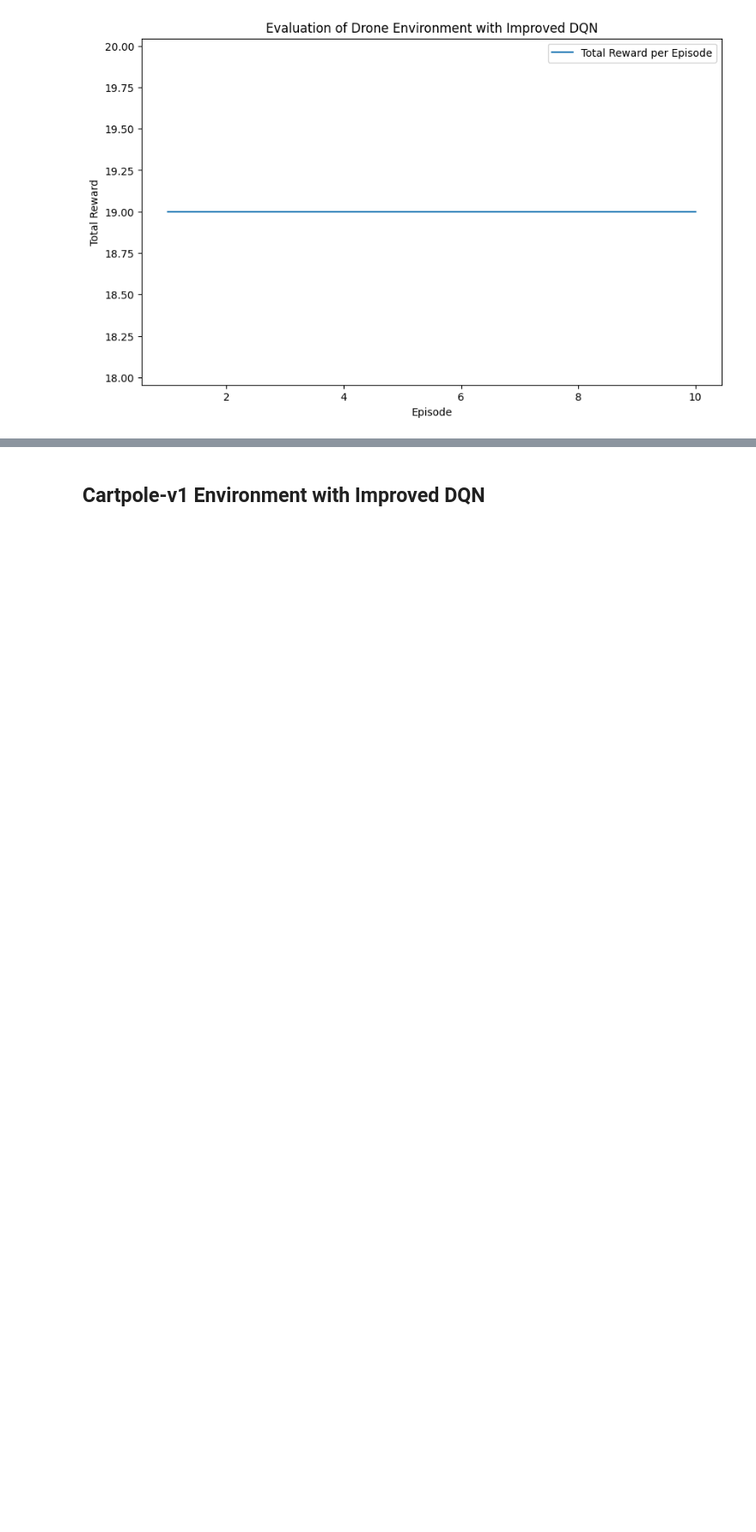
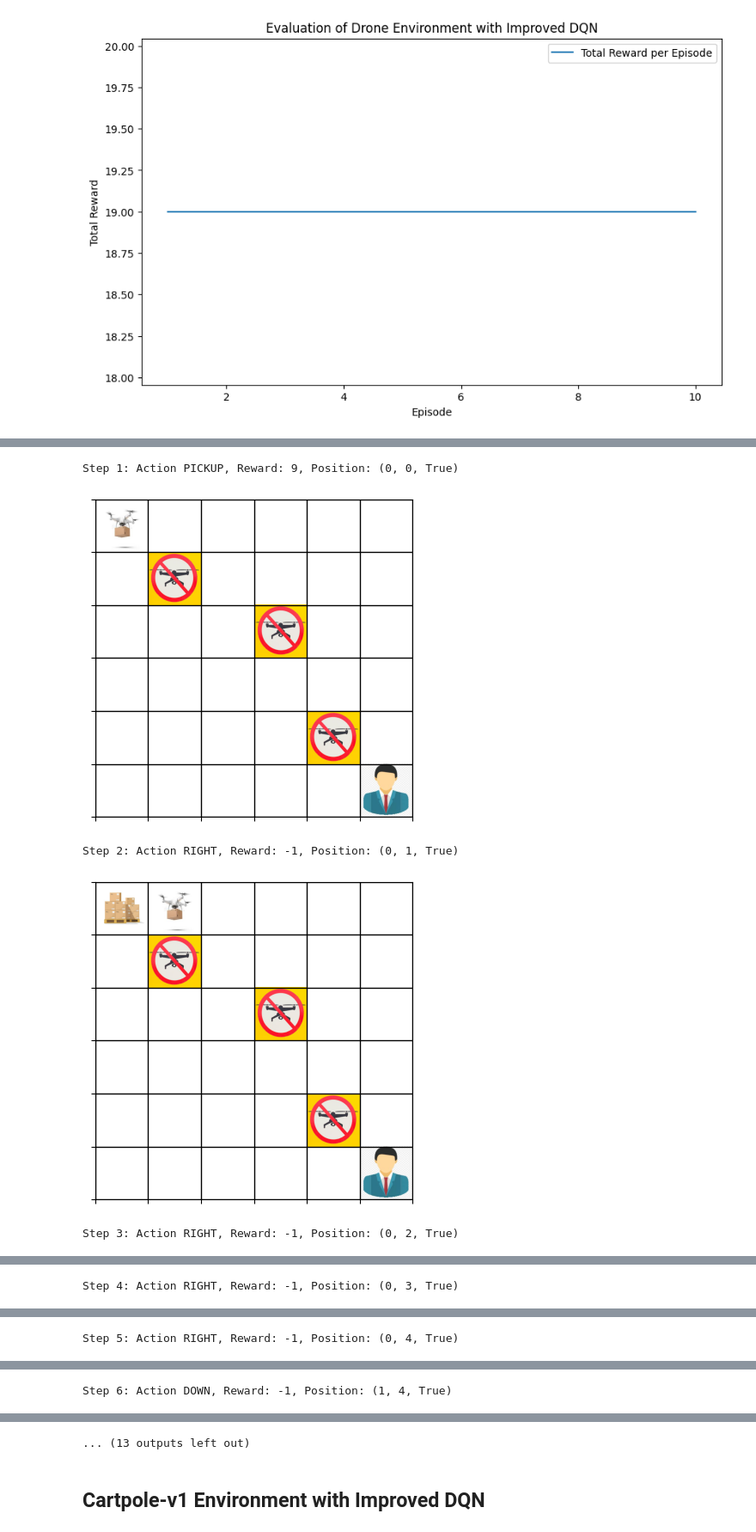
Before and after one commit to ruthvik-30/assignment2-CSE546-RL, a Jupyter notebook: a2_part_3_ruthvikv_smathur4.ipynb, the cells around one changed output, grey strips where cells are left out. Shown at 86% size. Saved outputs shown, nothing was run; the diff lists cells and outputs as text; code cells hidden in the pictures; blank space fills up the shorter version.

Commit message:
added drone simulation where it chooses greedy actions

```diff
--- a/a2_part_3_ruthvikv_smathur4.ipynb
+++ b/a2_part_3_ruthvikv_smathur4.ipynb
@@ -323,0 +326,32 @@ Average Reward over 10 Evaluation Episodes: 19.00
+# %%
+env = Env_3_Drone_Delivery()
+state_dim = len(env.observation_space)
+action_dim = env.action_space.n
+agent = DQNAgent(state_dim, action_dim)
+
+agent.policy_net.load_state_dict(torch.load("dueling_dqn_drone_delivery.pth"))
+agent.policy_net.eval()
+
+state, _ = env.reset()
+done = False
+truncated = False
+total_reward = 0
+step_count = 0
+
+while not done and not truncated:
+    # state_tensor = torch.tensor(state, dtype=torch.float32).unsqueeze(0)
+    action = agent.select_action(state, greedy=True)
+    state, reward, done, truncated, _ = env.step(action)
+    total_reward += reward
+    step_count += 1
+    print(f"Step {step_count}: Action {env.actions[action]}, Reward: {reward}, Position: {state}")
+
+    env.render()
+
+print(f"Simulation finished after {step_count} steps with total reward {total_reward}")
+# %% [output]
+Step 1: Action PICKUP, Reward: 9, Position: (0, 0, True)
+[figure, added]
+Step 2: Action RIGHT, Reward: -1, Position: (0, 1, True)
+[figure, added]
+Step 3: Action RIGHT, Reward: -1, Position: (0, 2, True)
@@ -323,0 +359 @@ Average Reward over 10 Evaluation Episodes: 19.00
+Step 4: Action RIGHT, Reward: -1, Position: (0, 3, True)
@@ -323,0 +361 @@ Average Reward over 10 Evaluation Episodes: 19.00
+Step 5: Action RIGHT, Reward: -1, Position: (0, 4, True)
@@ -323,0 +363 @@ Average Reward over 10 Evaluation Episodes: 19.00
+Step 6: Action DOWN, Reward: -1, Position: (1, 4, True)
@@ -324,3 +365,4 @@ Average Reward over 10 Evaluation Episodes: 19.00
+... (13 outputs left out)
 # %% [markdown]
 ## Cartpole-v1 Environment with Improved DQN
 # %%
```
Also changed, not shown: parts of 2 cells of this notebook.
